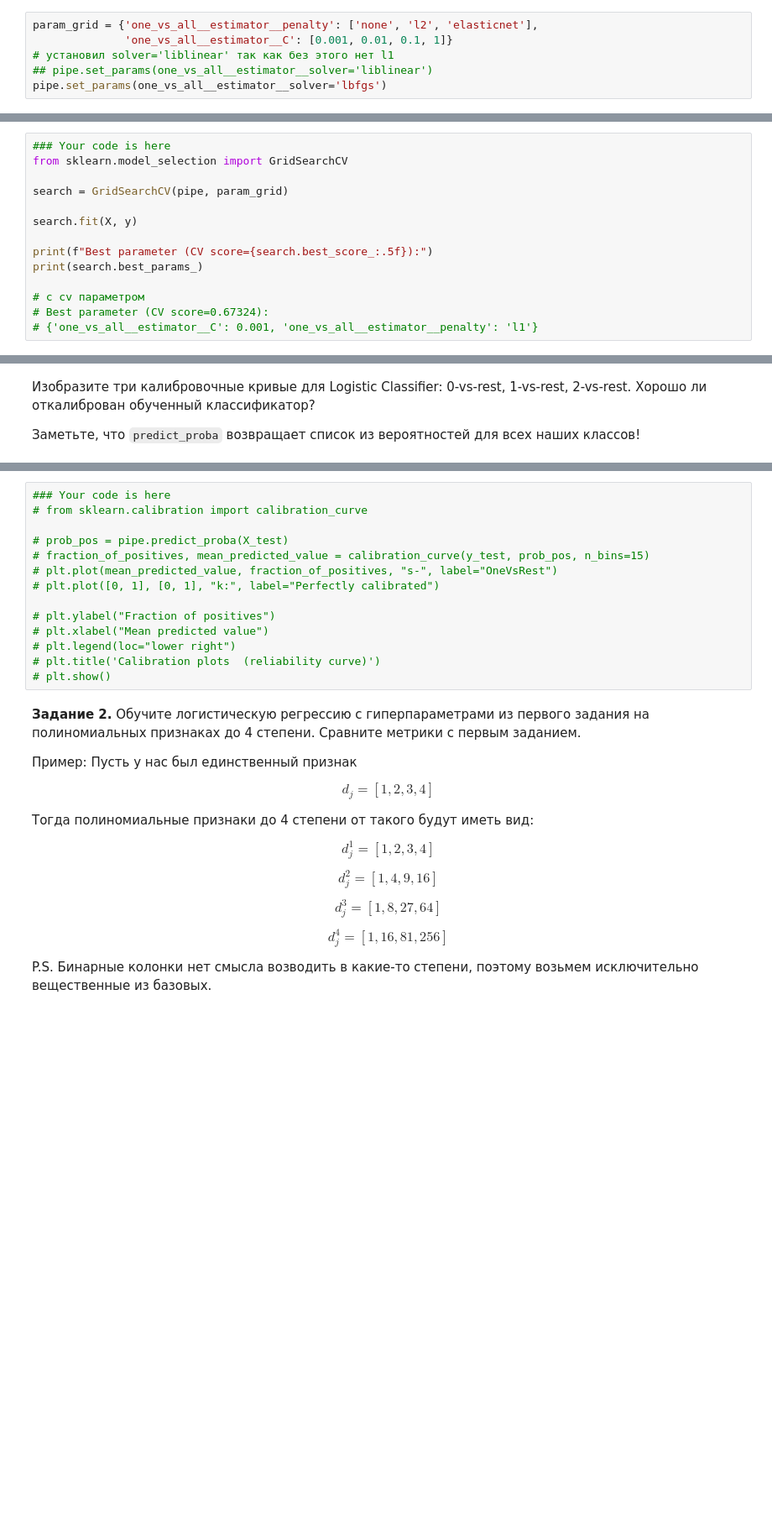
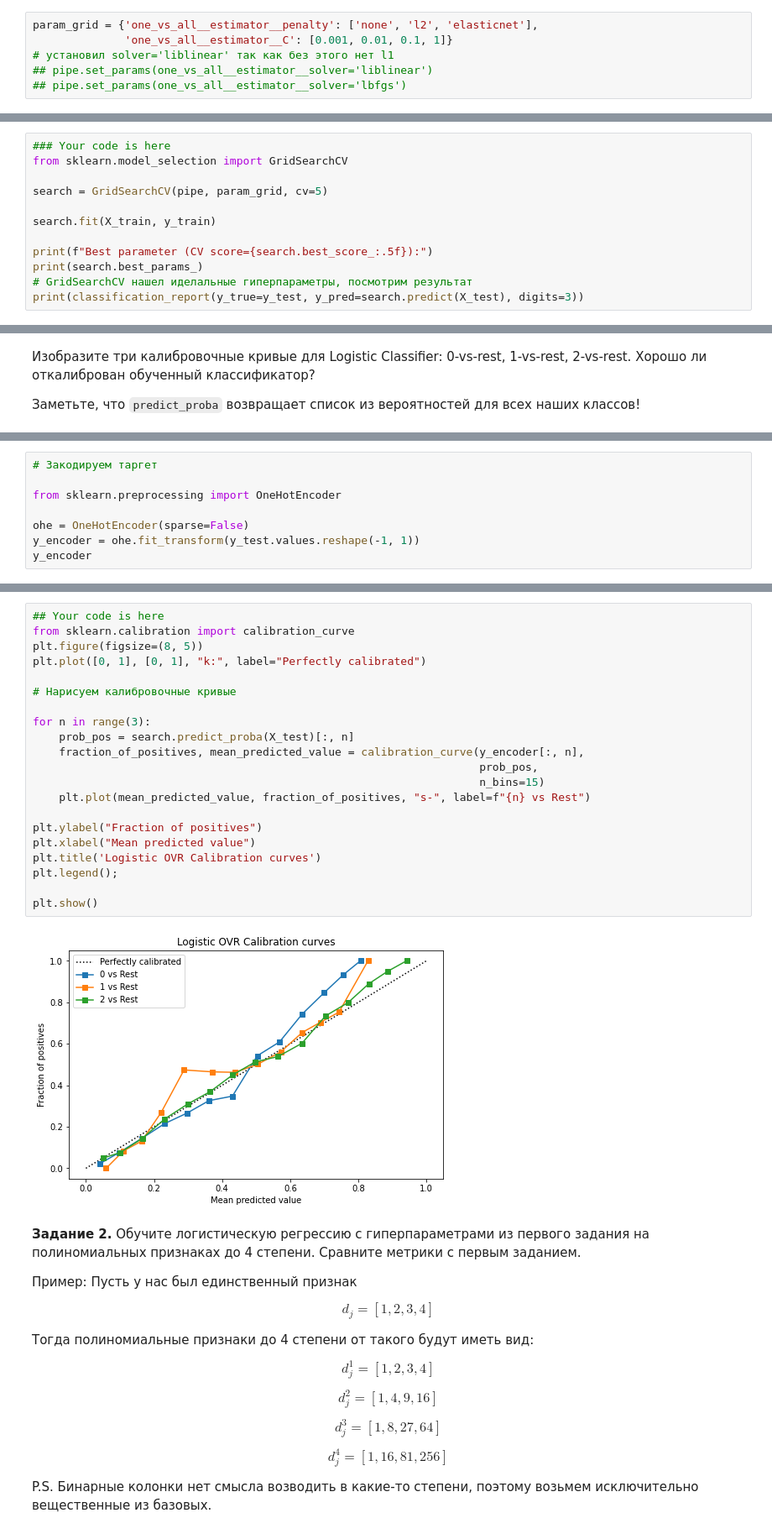
Before and after one commit to antonio-st/Start_ML, a Jupyter notebook: modul_2_Machine_Learning_and_Applications/14_Многоклассовая_классификация_one_vs_rest_one_vs_one/homework/HW_14.ipynb, the cells around one changed output, grey strips where cells are left out. Shown at 84% size. Saved outputs shown, nothing was run; the diff lists cells and outputs as text; blank space fills up the shorter version.

```diff
--- a/modul_2_Machine_Learning_and_Applications/14_Многоклассовая_классификация_one_vs_rest_one_vs_one/homework/HW_14.ipynb
+++ b/modul_2_Machine_Learning_and_Applications/14_Многоклассовая_классификация_one_vs_rest_one_vs_one/homework/HW_14.ipynb
@@ -340,4 +340,4 @@ param_grid = {'one_vs_all__estimator__penalty': ['none', 'l2', 'elasticnet'],
               'one_vs_all__estimator__C': [0.001, 0.01, 0.1, 1]}
 # установил solver='liblinear' так как без этого нет l1
 ## pipe.set_params(one_vs_all__estimator__solver='liblinear')
-pipe.set_params(one_vs_all__estimator__solver='lbfgs')
+## pipe.set_params(one_vs_all__estimator__solver='lbfgs')
@@ -353,14 +345,12 @@ ps = PredefinedSplit(test_fold)
 ### Your code is here
 from sklearn.model_selection import GridSearchCV
 
-search = GridSearchCV(pipe, param_grid)
+search = GridSearchCV(pipe, param_grid, cv=5)
 
-search.fit(X, y)
+search.fit(X_train, y_train)
 
 print(f"Best parameter (CV score={search.best_score_:.5f}):")
 print(search.best_params_)
-
-# с cv параметром
-# Best parameter (CV score=0.67324):
-# {'one_vs_all__estimator__C': 0.001, 'one_vs_all__estimator__penalty': 'l1'}
+# GridSearchCV нашел иделальные гиперпараметры, посмотрим результат
+print(classification_report(y_true=y_test, y_pred=search.predict(X_test), digits=3))
 # %% [output]
@@ -433,0 +379,8 @@ Name: Surge_Pricing_Type, dtype: int64
+# %%
+# Закодируем таргет
+
+from sklearn.preprocessing import OneHotEncoder
+
+ohe = OneHotEncoder(sparse=False)
+y_encoder = ohe.fit_transform(y_test.values.reshape(-1, 1))
+y_encoder
@@ -434,17 +395,26 @@ Name: Surge_Pricing_Type, dtype: int64
 # %%
-### Your code is here
-# from sklearn.calibration import calibration_curve
+## Your code is here
+from sklearn.calibration import calibration_curve
+plt.figure(figsize=(8, 5))
+plt.plot([0, 1], [0, 1], "k:", label="Perfectly calibrated")
 
-# prob_pos = pipe.predict_proba(X_test)
-# fraction_of_positives, mean_predicted_value = calibration_curve(y_test, prob_pos, n_bins=15)
-# plt.plot(mean_predicted_value, fraction_of_positives, "s-", label="OneVsRest")
-# plt.plot([0, 1], [0, 1], "k:", label="Perfectly calibrated")
+# Нарисуем калибровочные кривые
 
-# plt.ylabel("Fraction of positives")
-# plt.xlabel("Mean predicted value")
-# plt.legend(loc="lower right")
-# plt.title('Calibration plots  (reliability curve)')
-# plt.show()
+for n in range(3):
+    prob_pos = search.predict_proba(X_test)[:, n]
+    fraction_of_positives, mean_predicted_value = calibration_curve(y_encoder[:, n],
+                                                                    prob_pos,
+                                                                    n_bins=15)
+    plt.plot(mean_predicted_value, fraction_of_positives, "s-", label=f"{n} vs Rest")
+
+plt.ylabel("Fraction of positives")
+plt.xlabel("Mean predicted value")
+plt.title('Logistic OVR Calibration curves')
+plt.legend();
+
+plt.show()
+# %% [output]
+[figure, added]
 # %% [markdown]
 **Задание 2.** Обучите логистическую регрессию с гиперпараметрами из первого задания на полиномиальных признаках до 4 степени. Сравните метрики с первым заданием.
 
```
Also changed, not shown: parts of 22 cells of this notebook, 6 other files.
